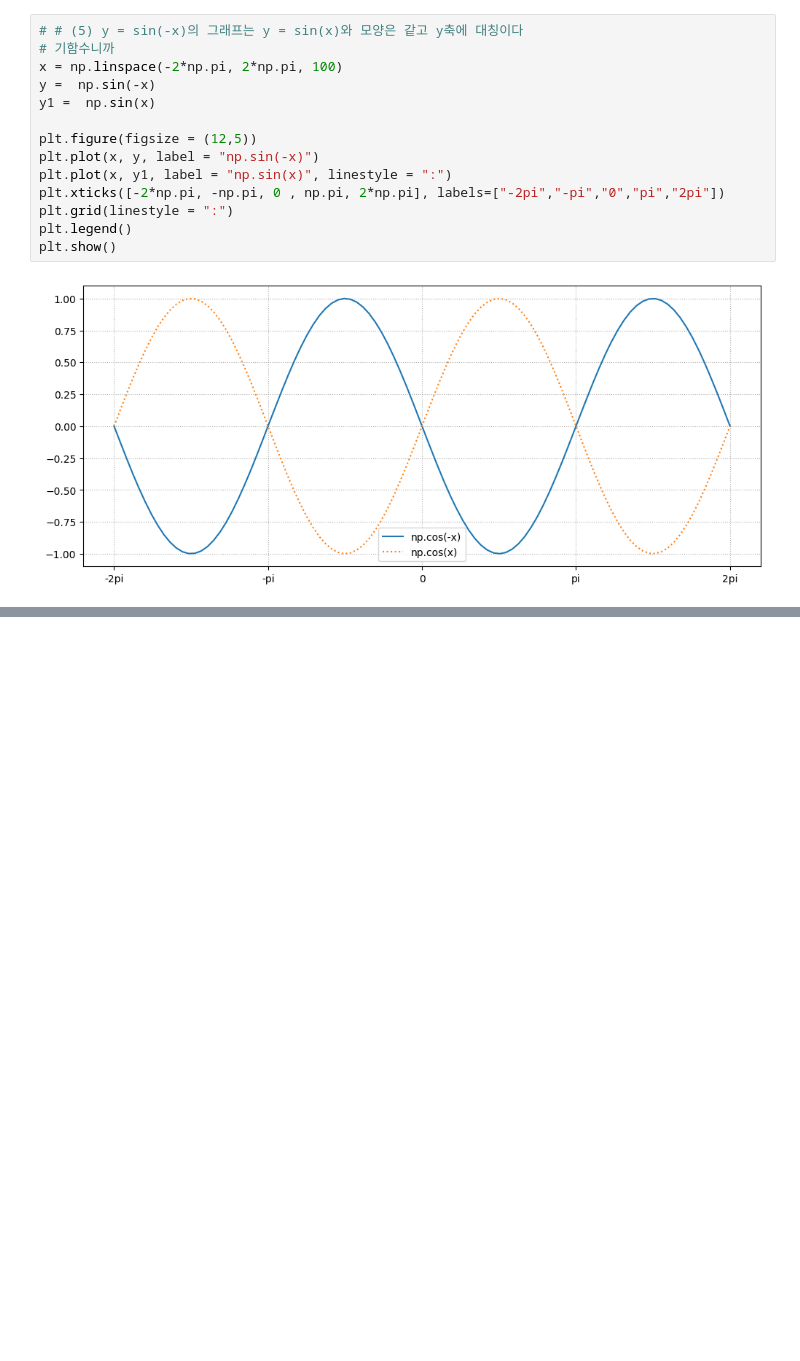
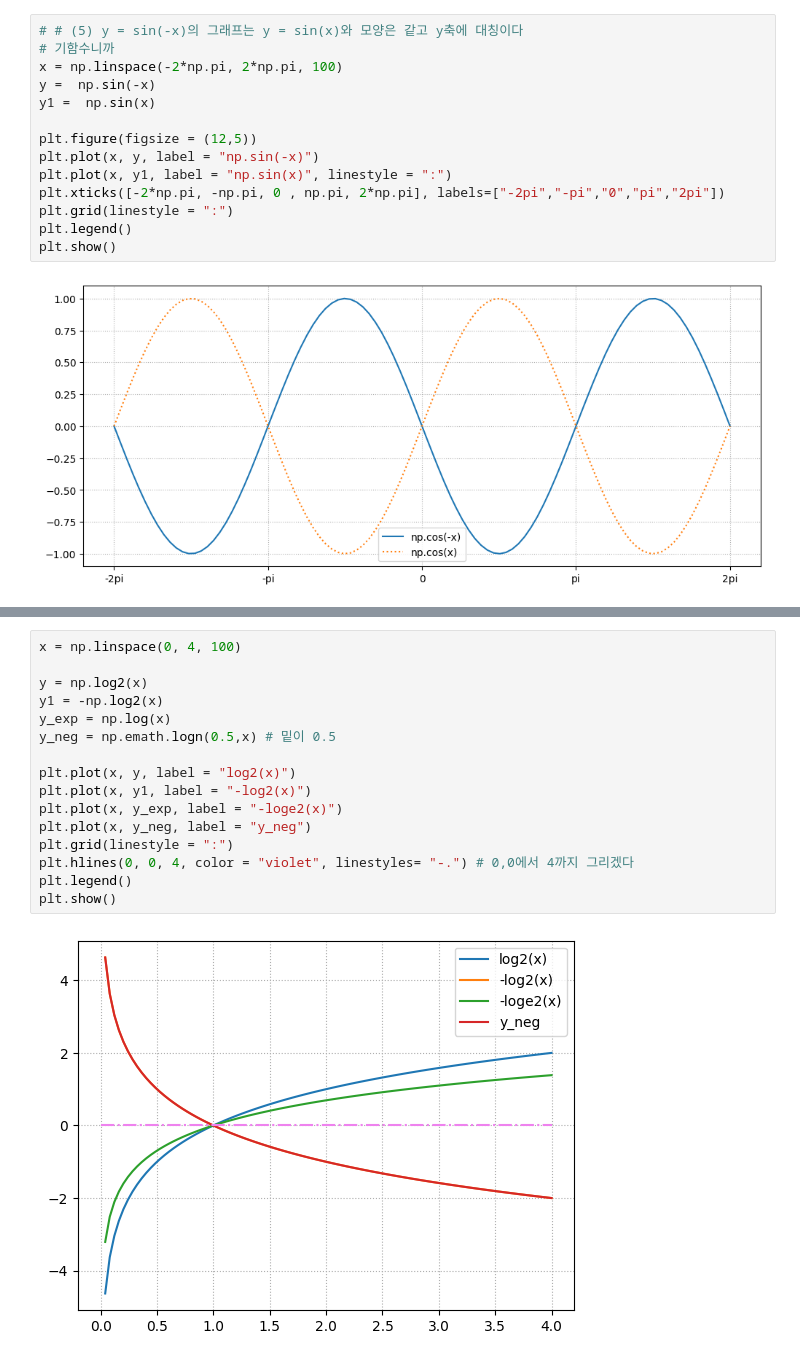
Before and after one commit to rmfpafls/sesac_python, a Jupyter notebook: numpy, matplotlib/numpy, matplotlib.ipynb, the cells around one changed output, grey strips where cells are left out. Saved outputs shown, nothing was run; the diff lists cells and outputs as text; blank space fills up the shorter version.

```diff
--- a/numpy, matplotlib/numpy, matplotlib.ipynb
+++ b/numpy, matplotlib/numpy, matplotlib.ipynb
@@ -303,0 +367,18 @@ plt.show()
+# %%
+x = np.linspace(0, 4, 100)
+
+y = np.log2(x)
+y1 = -np.log2(x)
+y_exp = np.log(x)
+y_neg = np.emath.logn(0.5,x) # 밑이 0.5
+
+plt.plot(x, y, label = "log2(x)")
+plt.plot(x, y1, label = "-log2(x)")
+plt.plot(x, y_exp, label = "-loge2(x)")
+plt.plot(x, y_neg, label = "y_neg")
+plt.grid(linestyle = ":")
+plt.hlines(0, 0, 4, color = "violet", linestyles= "-.") # 0,0에서 4까지 그리겠다
+plt.legend()
+plt.show()
+# %% [output]
+[figure, added]
```
Also changed, not shown: parts of 4 cells of this notebook.
